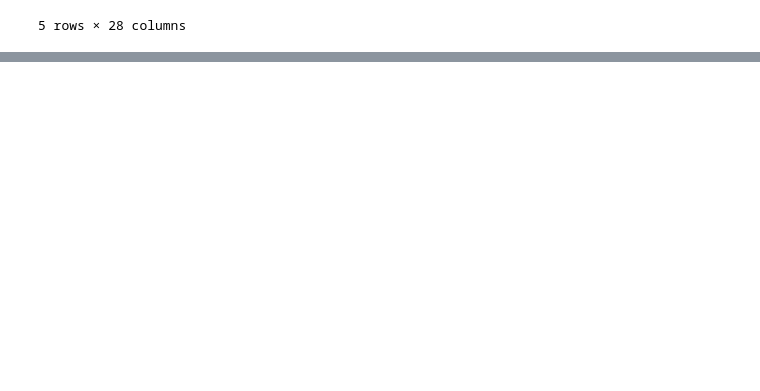
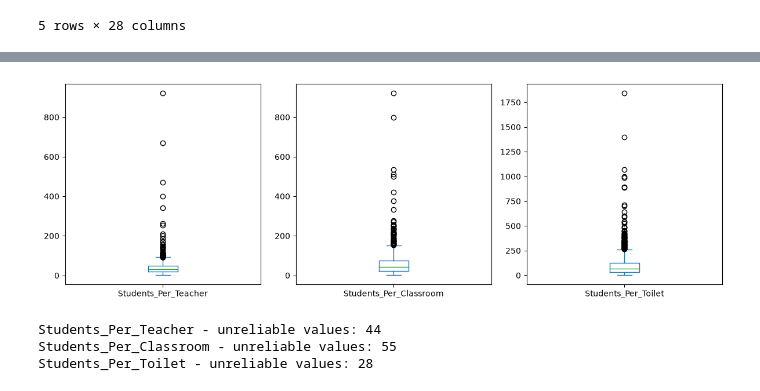
Before and after one commit to ENNILOIS/Education_Resources_Gap_Intelligence, a Jupyter notebook: School_Data_Cleaning.ipynb, the cells around one changed output, grey strips where cells are left out. Drawn from its saved outputs; the diff is of its cells as text; code cells hidden in the pictures; blank space fills up the shorter version.

```diff
--- a/School_Data_Cleaning.ipynb
+++ b/School_Data_Cleaning.ipynb
@@ -19,0 +473,11 @@ df.head(5)
+# %%
+# To Rename the Counts for Clearification
+
+df_clean = df_clean.rename(columns={
+    "num_students_total": "Students",
+    "num_tchr_full_time": "Teachers",
+    "num_classrms_total": "Classrooms",
+    "num_toilets_total": "Toilets",
+})
+
+df_clean[["Students", "Teachers", "Classrooms", "Toilets"]].describe()
@@ -19,0 +574,8 @@ df.head(5)
+# %%
+# Calculate the ratio
+
+df_clean["Students_Per_Teacher"] = (df_clean["Students"] / df_clean["Teachers"]).round(2)
+df_clean["Students_Per_Classroom"] = (df_clean["Students"] / df_clean["Classrooms"]).round(2)
+df_clean["Students_Per_Toilet"] = (df_clean["Students"] / df_clean["Toilets"]).round(2)
+
+df_clean[["Students_Per_Teacher", "Students_Per_Classroom", "Students_Per_Toilet"]].describe()
@@ -19,0 +622,30 @@ df.head(5)
+# %%
+# To Check For Outliers
+
+import matplotlib.pyplot as plt
+
+ratio_cols = ["Students_Per_Teacher", "Students_Per_Classroom", "Students_Per_Toilet"]
+
+# Look at the spread of each ratio
+df_clean[ratio_cols].plot(kind="box", subplots=True, layout=(1, 3), figsize=(12, 4))
+plt.tight_layout()
+plt.show()
+
+# Limits for valuees that cannot be real: (lowest allowwed, highest allowed)
+limits = {
+    "Students_Per_Teacher": (4, 250),
+    "Students_Per_Classroom": (5, 300),
+    "Students_Per_Toilet": (5, 1000),
+}
+
+df_clean["Unreliable_Values"] = False
+for col, (low, high) in limits.items():
+    bad = df_clean[col].notna() & ((df_clean[col] < low) | (df_clean[col] > high))
+    print(col, "- unreliable values:", bad.sum())
+    df_clean.loc[bad, "Unreliable_Values"] = True
+    df_clean.loc[bad, col] = np.nan
+# %% [output]
+[figure, added]
+Students_Per_Teacher - unreliable values: 44
+Students_Per_Classroom - unreliable values: 55
+Students_Per_Toilet - unreliable values: 28
```
Also changed, not shown: parts of 45 cells of this notebook, 4 other files.
